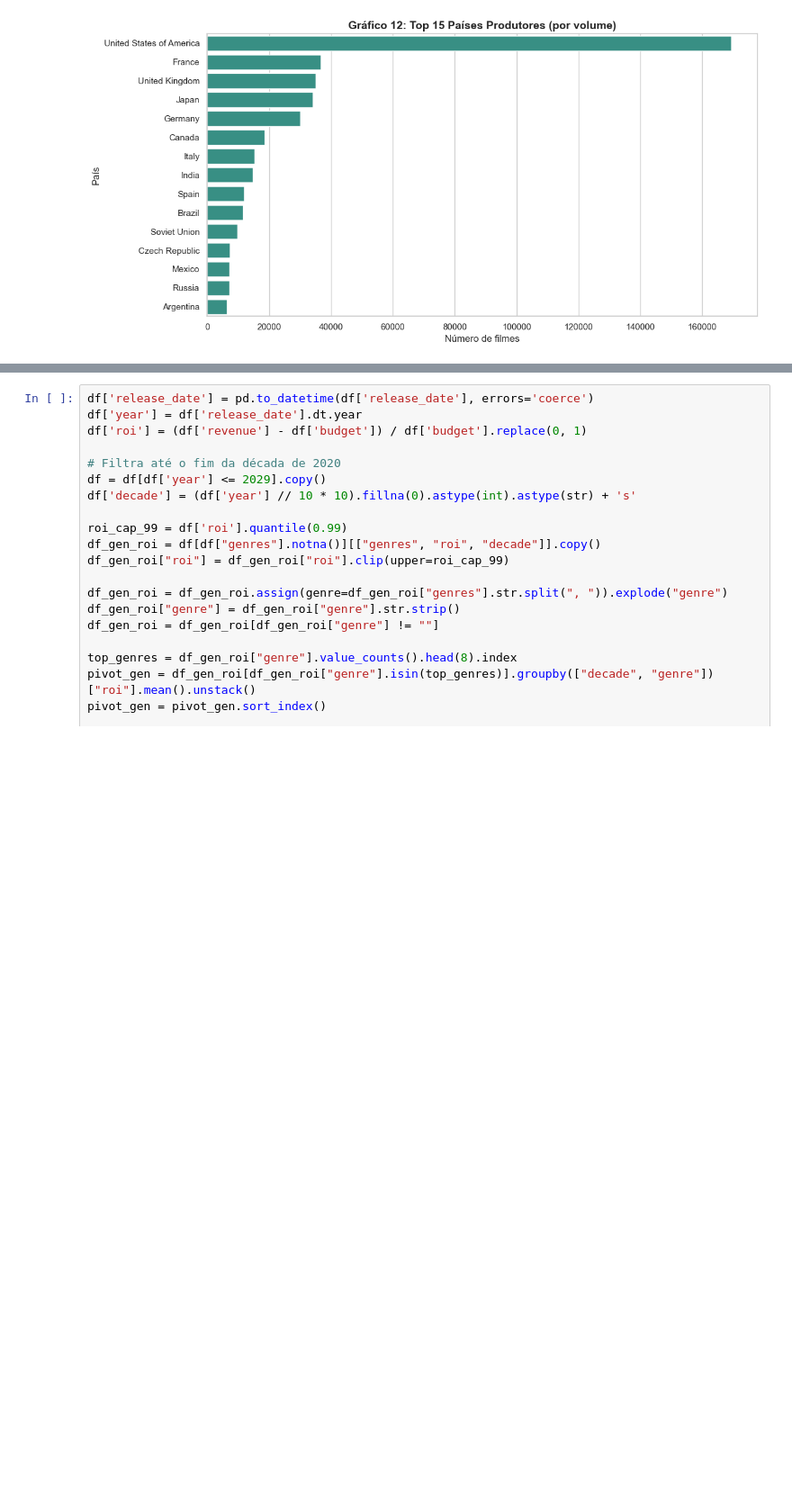
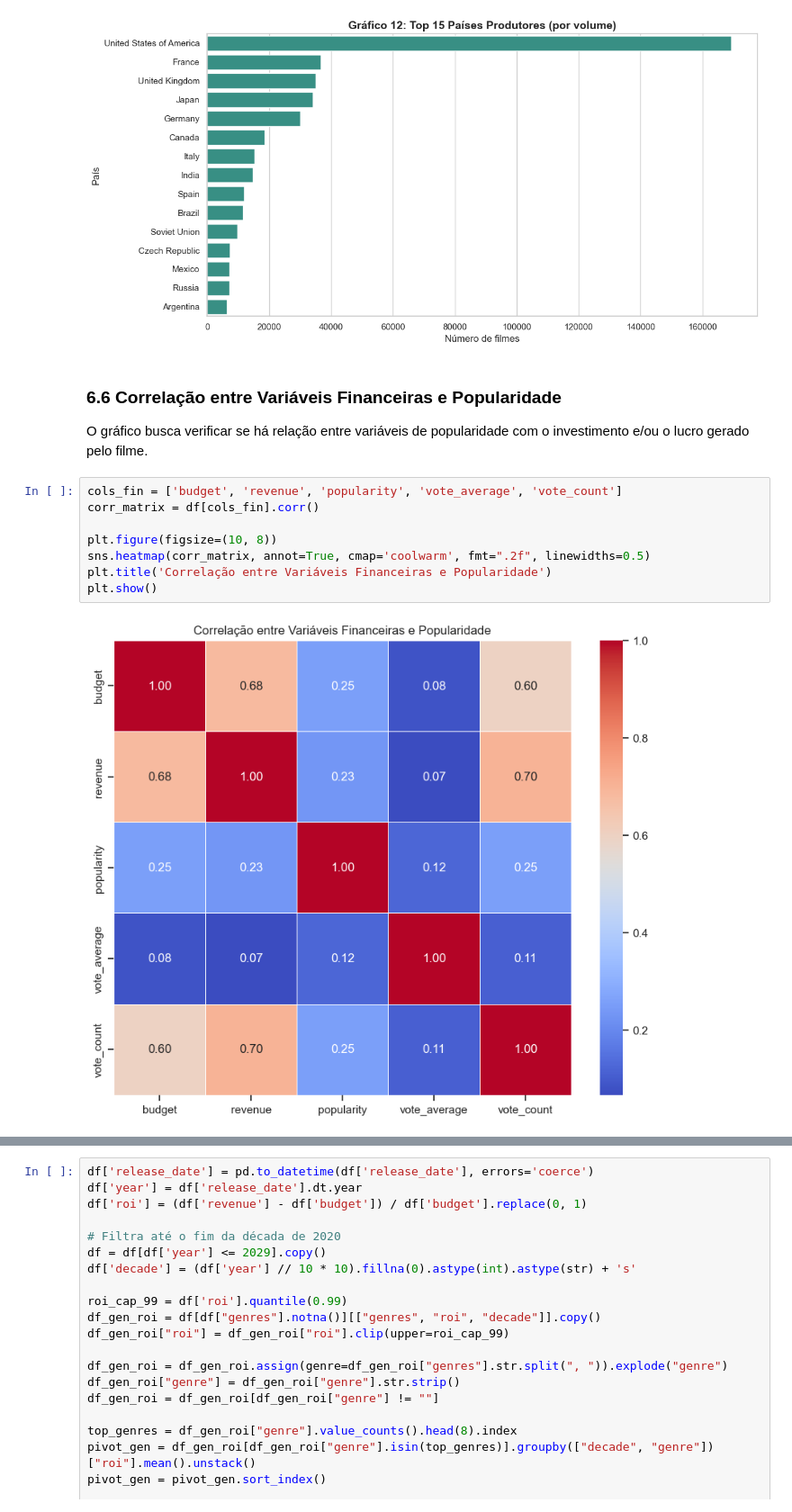
Before and after one commit to kauaneiras/Grupo-8-SBD2, a Jupyter notebook: Data Layer/raw/analytcs.ipynb, the cells around one changed output, grey strips where cells are left out. Shown at 90% size. Saved outputs shown, nothing was run; the diff lists cells and outputs as text; blank space fills up the shorter version.

```diff
--- a/Data Layer/raw/analytcs.ipynb
+++ b/Data Layer/raw/analytcs.ipynb
@@ -605,3 +777,16 @@ plt.tight_layout()
 plt.show()
 # %% [output]
 [figure]
+# %% [markdown]
+### 6.6 Correlação entre Variáveis Financeiras e Popularidade
+O gráfico busca verificar se há relação entre variáveis de popularidade com o investimento e/ou o lucro gerado pelo filme.
+# %%
+cols_fin = ['budget', 'revenue', 'popularity', 'vote_average', 'vote_count']
+corr_matrix = df[cols_fin].corr()
+
+plt.figure(figsize=(10, 8))
+sns.heatmap(corr_matrix, annot=True, cmap='coolwarm', fmt=".2f", linewidths=0.5)
+plt.title('Correlação entre Variáveis Financeiras e Popularidade')
+plt.show()
+# %% [output]
+[figure, added]
```
Also changed, not shown: parts of 69 cells of this notebook.
